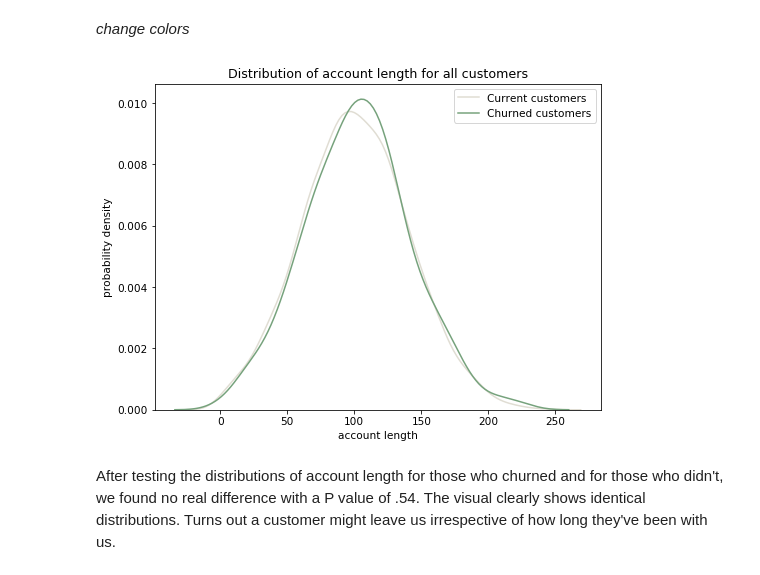
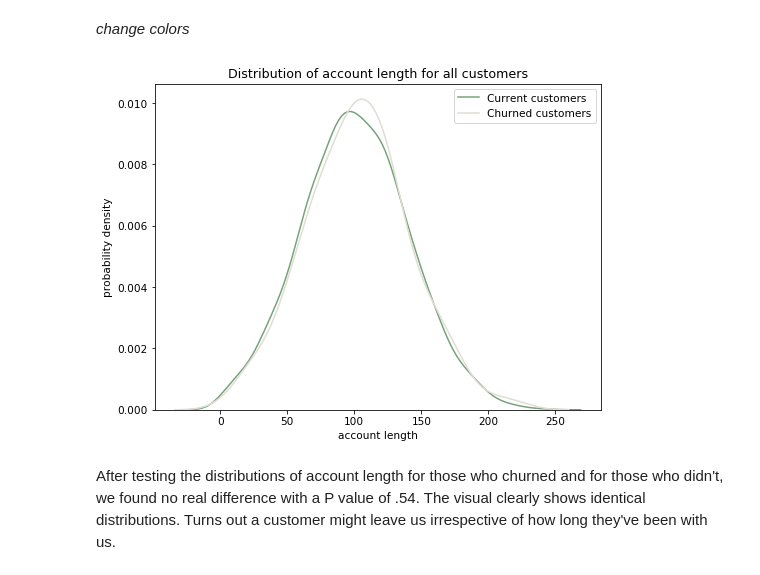
Before and after one commit to OsterMendel/mod3_project, a Jupyter notebook: EDA.ipynb, the cells around one changed output. Cells and saved outputs as stored; diff of their text form; code cells hidden in the pictures.

```diff
--- a/EDA.ipynb
+++ b/EDA.ipynb
@@ -187,15 +187,15 @@ Ks_2sampResult(statistic=0.03894300969815844, pvalue=0.5432261417245803)
 # %%
 plt.figure(figsize=(8,6));
 plt.title('Distribution of account length for all customers');
 plt.xlabel('Account length');
 plt.ylabel('probability density');
-sns.distplot(df[df['churn'] == False]['account length'],hist=False,label='Current customers',color='#e0ddd3');
-sns.distplot(df[df['churn'] == True]['account length'],hist=False,label='Churned customers',color='#76a27c');
+sns.distplot(df[df['churn'] == False]['account length'],hist=False,label='Current customers',color='#76a27c');
+sns.distplot(df[df['churn'] == True]['account length'],hist=False,label='Churned customers',color='#e0ddd3');
 plt.legend()
 plt.show()
 # plt.savefig('graphs_and_images/pdf_account_length.png')
 # %% [output]
-[figure, old version]
+[figure, new version]
 # %% [markdown]
 After testing the distributions of account length for those who churned and for those who didn't, we found no real difference with a P value of .54. The visual clearly shows identical distributions. Turns out a customer might leave us irrespective of how long they've been with us.
 # %% [markdown]
```
Also changed, not shown: parts of 20 cells of this notebook, 2 other files.
